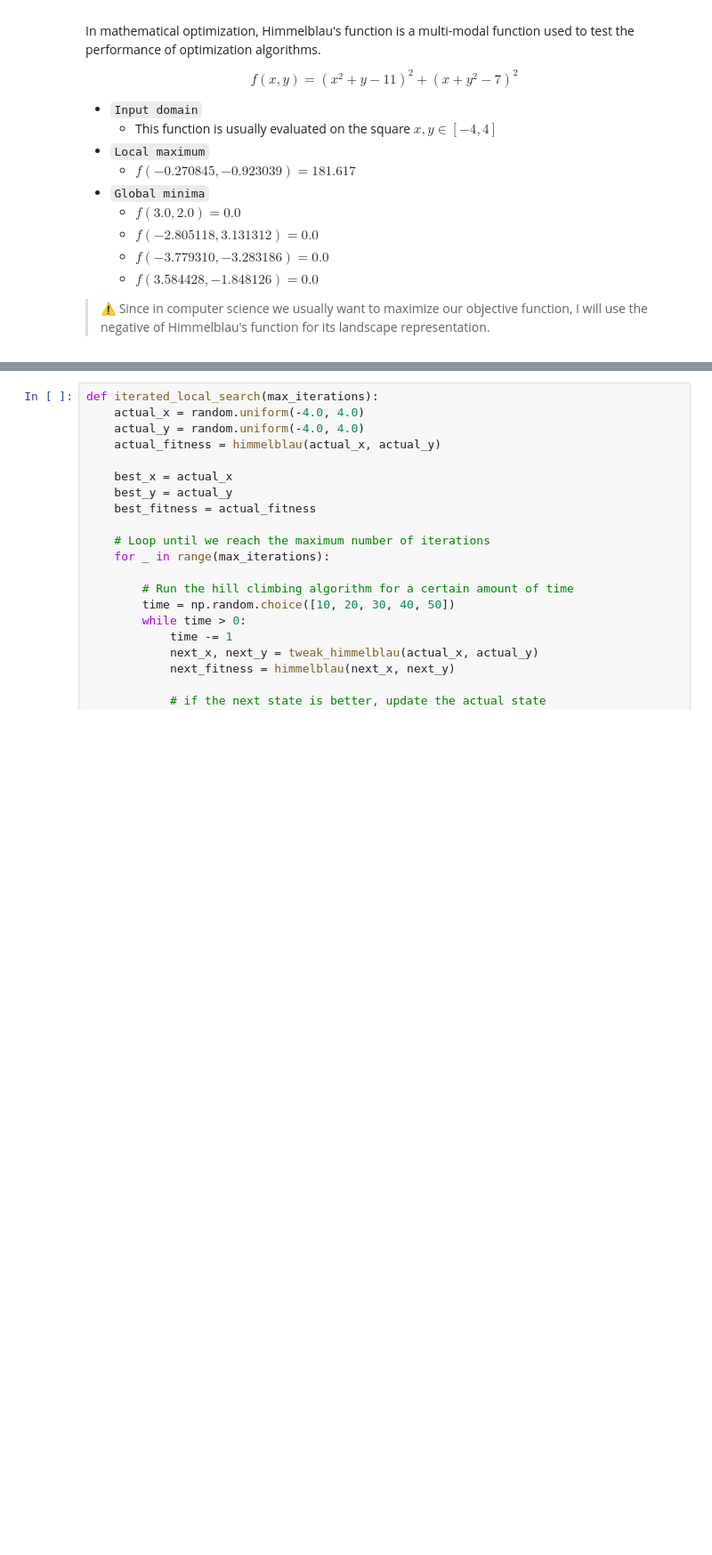
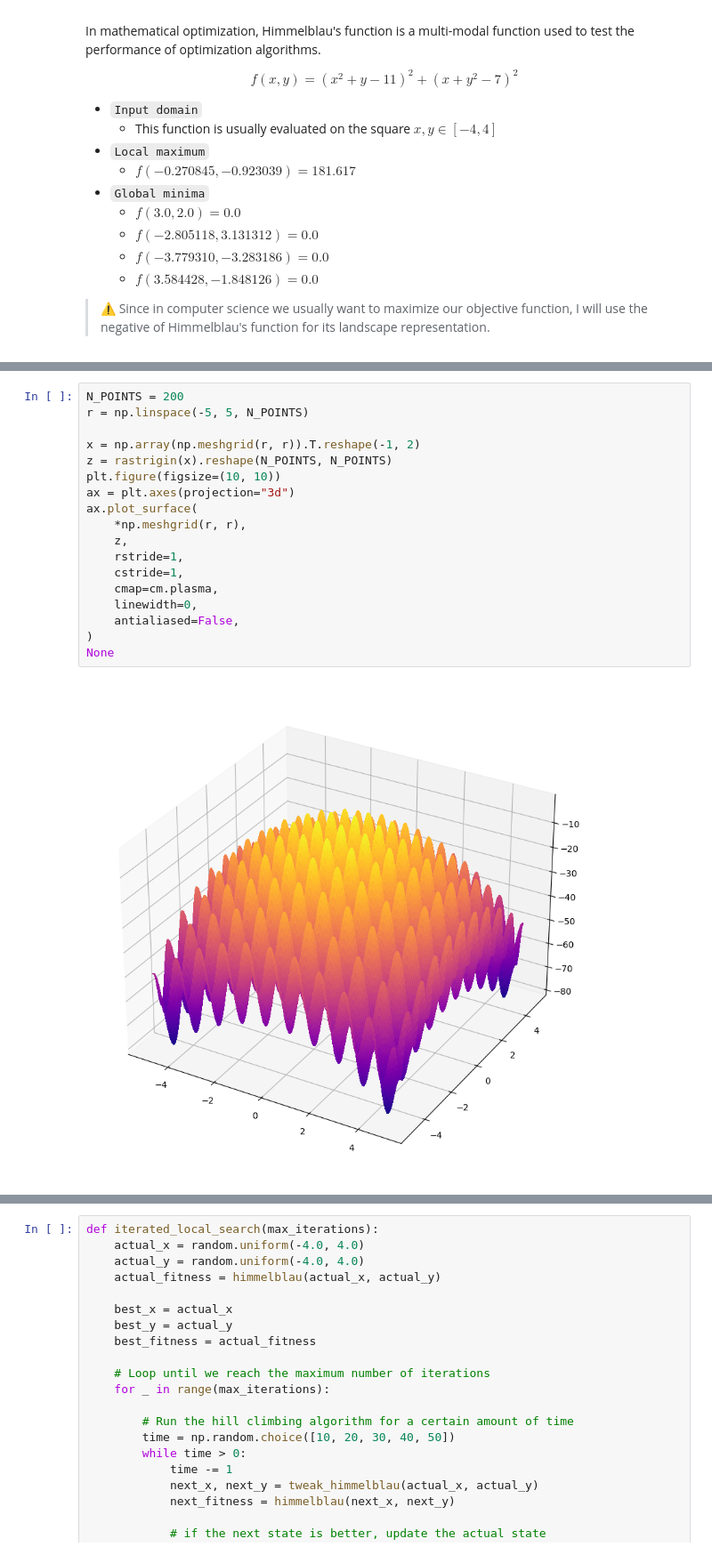
Before and after one commit to NicoloIacobone/Computational_Intelligence, a Jupyter notebook: varie_nico/Single_state.ipynb, the cells around one changed output, grey strips where cells are left out. Shown at 89% size. Cells and saved outputs as stored; diff of their text form; blank space fills up the shorter version.

```diff
--- a/varie_nico/Single_state.ipynb
+++ b/varie_nico/Single_state.ipynb
@@ -386,0 +415,20 @@ def visualize_population(population=None, parents=None, best_individual=None):
+# %%
+N_POINTS = 200
+r = np.linspace(-5, 5, N_POINTS)
+
+x = np.array(np.meshgrid(r, r)).T.reshape(-1, 2)
+z = rastrigin(x).reshape(N_POINTS, N_POINTS)
+plt.figure(figsize=(10, 10))
+ax = plt.axes(projection="3d")
+ax.plot_surface(
+    *np.meshgrid(r, r),
+    z,
+    rstride=1,
+    cstride=1,
+    cmap=cm.plasma,
+    linewidth=0,
+    antialiased=False,
+)
+None
+# %% [output]
+[figure, added]
```
Also changed, not shown: parts of 14 cells of this notebook.
